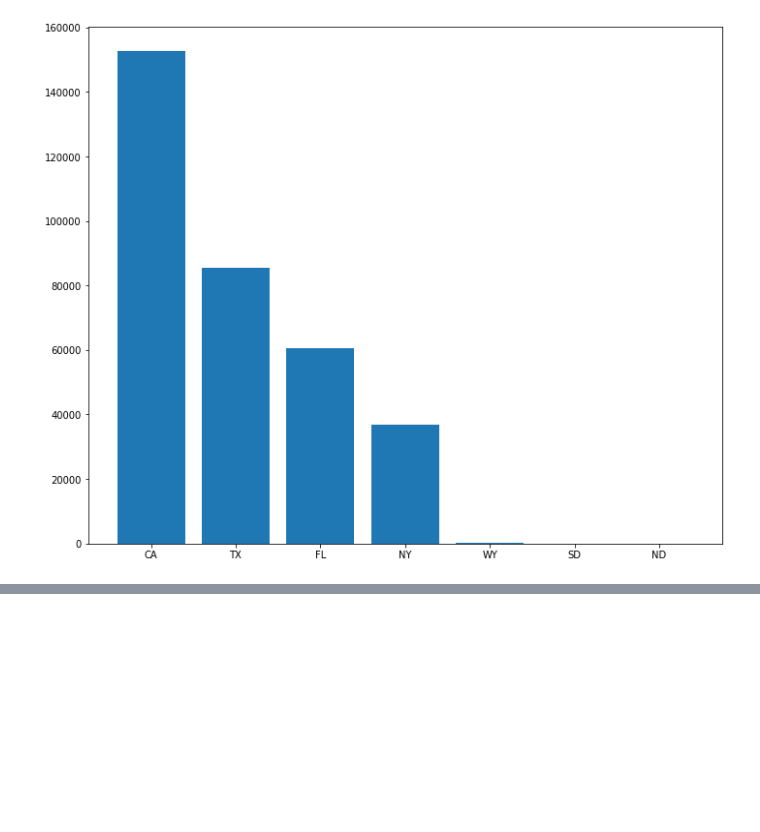
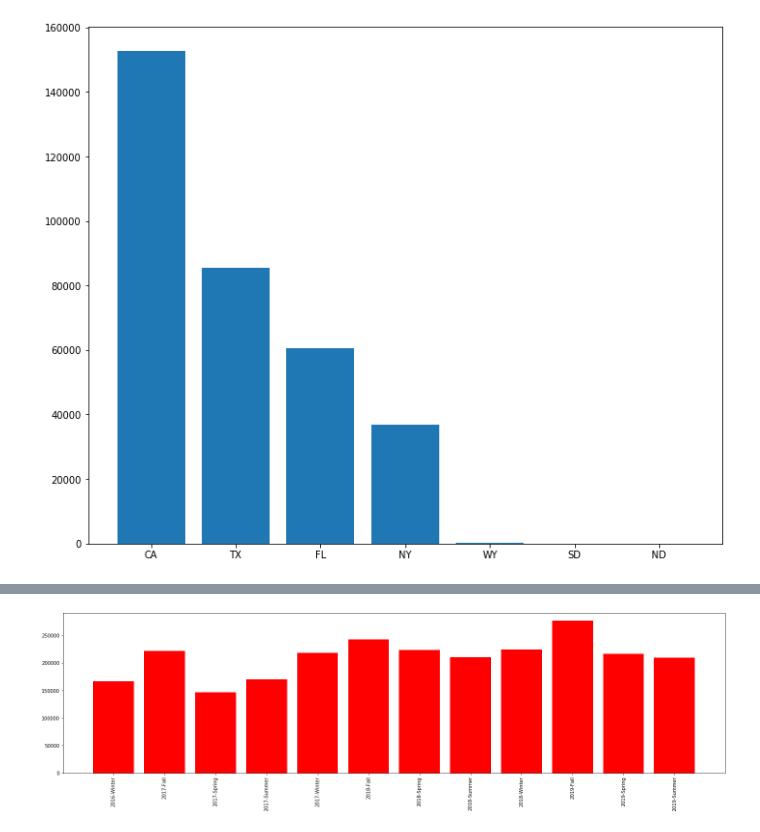
Before and after one commit to lilijo6/Project-Group-3, a Jupyter notebook: USAccident_Analysis.ipynb, the cells around one changed output, grey strips where cells are left out. Cells and saved outputs as stored; diff of their text form; code cells hidden in the pictures; blank space fills up the shorter version.

```diff
--- a/USAccident_Analysis.ipynb
+++ b/USAccident_Analysis.ipynb
@@ -143,3 +152,5 @@ plt.tight_layout()
 #This shows that Califronia
 # %% [output]
 [figure]
+# %%
+accident_target["month_year"]=accident_target["Start_Time"].dt.year.astype(str)+'-'+accident_target["Start_Time"].dt.month.astype(str)
@@ -173,0 +252,10 @@ plt.tight_layout()
+# %%
+accident_target["Season_Year"]=np.select(
+    [
+        (accident_target["Start_Time"].dt.month== 1)| (accident_target["Start_Time"].dt.month== 2)
+    ],
+    [
+       (accident_target["Start_Year"]-1).astype(str)+'-'+accident_target["Season"]
+    ],
+    default=accident_target["Start_Year"].astype(str)+'-'+accident_target["Season"]
+)
@@ -173,0 +272,5 @@ plt.tight_layout()
+# %%
+accident_season_year_us=pd.DataFrame(accident_target.loc[accident_target["Season_Year"]!='2019-Winter'].groupby("Season_Year")["Start_Time"].count()).reset_index()
+# %%
+accident_season_year_us.rename(columns={"Start_Time":"Accident Count"},inplace=True)
+accident_season_year_us
@@ -173,0 +291,7 @@ plt.tight_layout()
+# %%
+plt.figure(figsize=(20,6))
+plt.bar(accident_season_year_us["Season_Year"],accident_season_year_us["Accident Count"],alpha=1.0,color="red",align="center")
+_=plt.xticks(rotation=90)
+plt.tight_layout()
+# %% [output]
+[figure, added]
```
Also changed, not shown: parts of 20 cells of this notebook, 2 other files.
